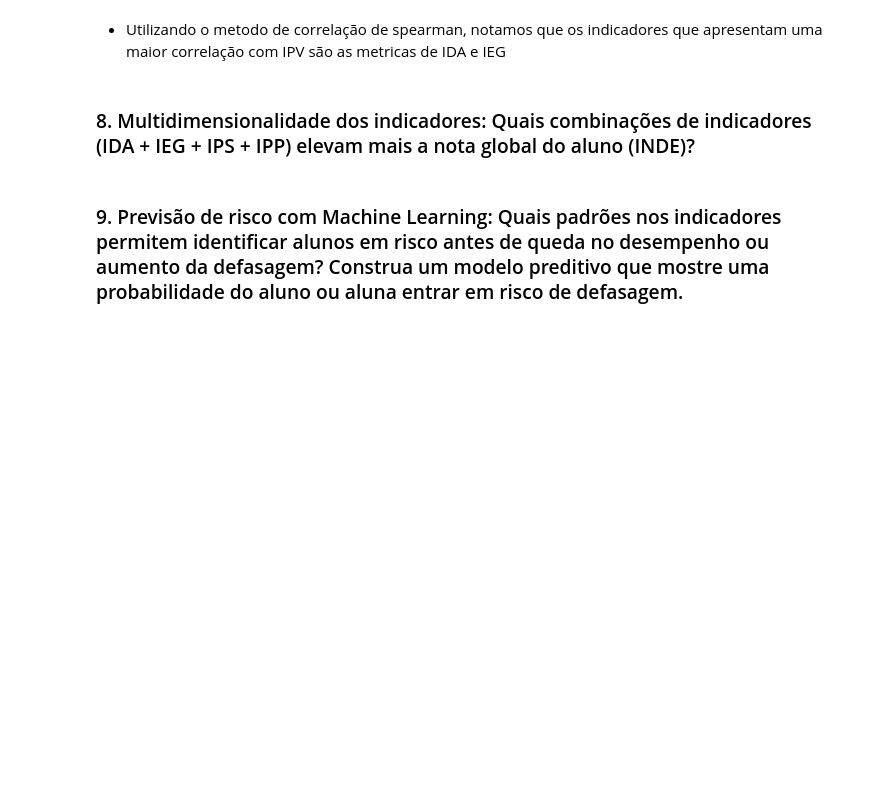
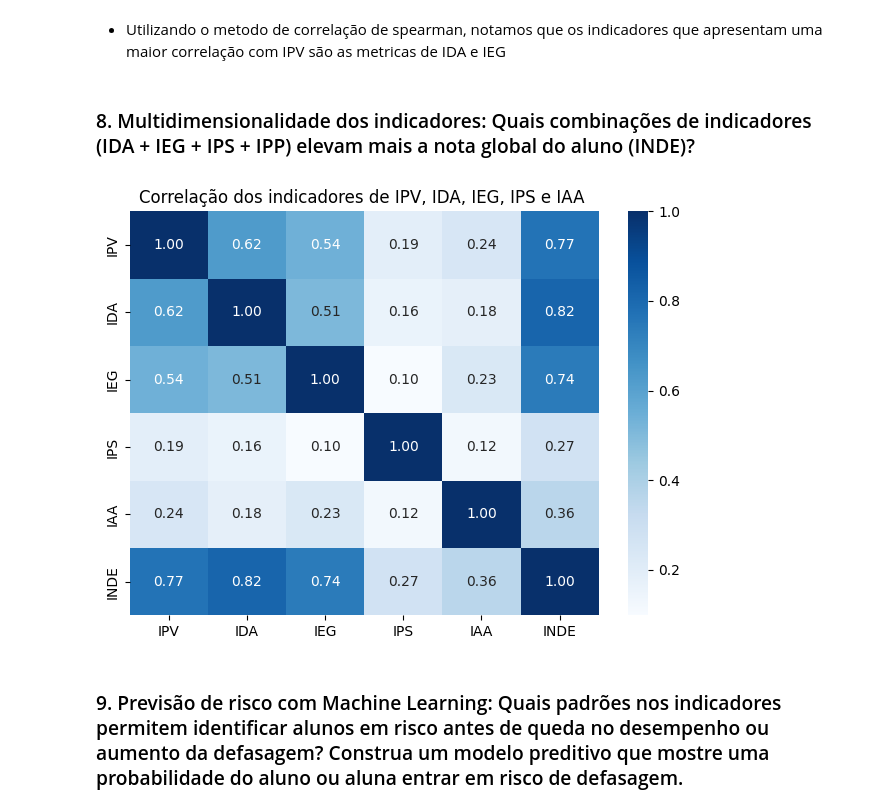
Before and after one commit to GustavOnaga/Pos-em-Data-Analytics-FIAP, a Jupyter notebook: Datathon/Notebook/Datathon.ipynb, the cells around one changed output. Saved outputs shown, nothing was run; the diff lists cells and outputs as text; code cells hidden in the pictures; blank space fills up the shorter version.

```diff
--- a/Datathon/Notebook/Datathon.ipynb
+++ b/Datathon/Notebook/Datathon.ipynb
@@ -375,6 +375,19 @@ plt.show()
 - Utilizando o metodo de correlação de spearman, notamos que os indicadores que apresentam uma maior correlação com  IPV são as metricas de IDA e IEG
 # %% [markdown]
 ### 8. Multidimensionalidade dos indicadores: Quais combinações de indicadores (IDA + IEG + IPS + IPP) elevam mais a nota global do aluno (INDE)?
+# %%
+corr = df[['IPV','IDA', 'IEG', 'IPS','IAA','INDE']].corr(method='spearman')
+# corr_menina = df[df['genero'] == 'Menina'][['IDA', 'IEG', 'IPS']].corr(method='spearman')
+# corr_menino = df[df['genero'] == 'Menino'][['IDA', 'IEG', 'IPS']].corr(method='spearman')
+
+plt.Figure(figsize=(12, 8))
+
+sns.heatmap(corr,annot=True,cmap='Blues',fmt=".2f")
+plt.title('Correlação dos indicadores de IPV, IDA, IEG, IPS e IAA ')
+plt.tight_layout()
+plt.show()
+# %% [output]
+[figure, added]
 # %% [markdown]
 ### 9. Previsão de risco com Machine Learning: Quais padrões nos indicadores permitem identificar alunos em risco antes de queda no desempenho ou aumento da defasagem? Construa um modelo preditivo que mostre uma probabilidade do aluno ou aluna entrar em risco de defasagem.
 # %% [markdown]
```
Also changed, not shown: parts of 6 cells of this notebook.
